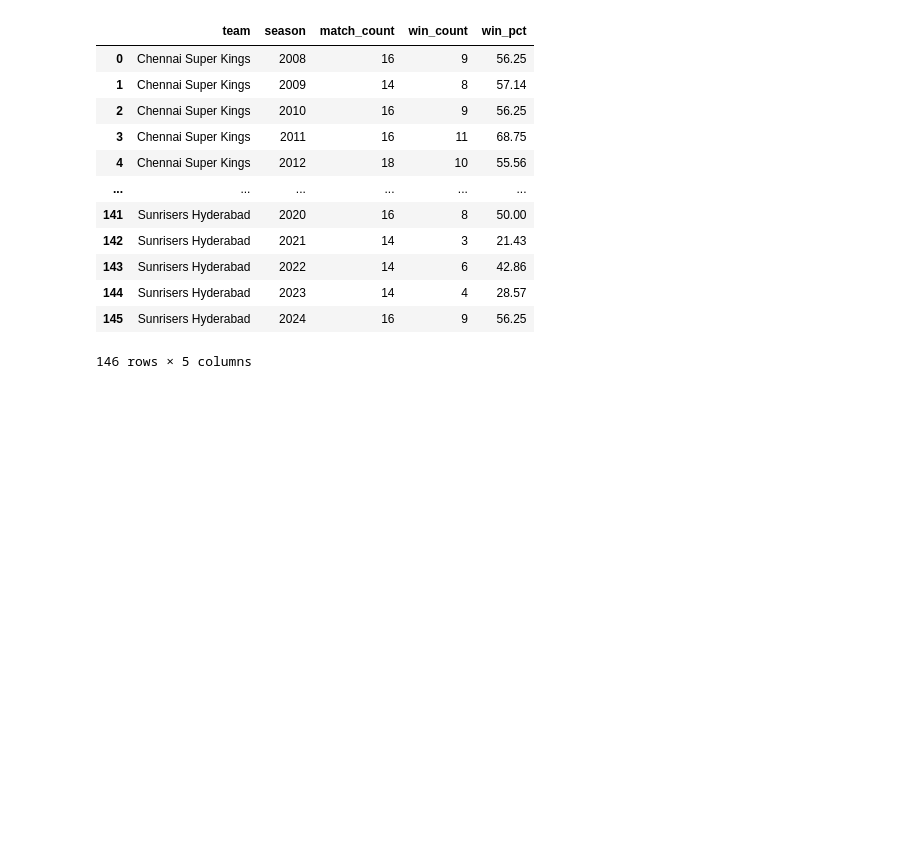
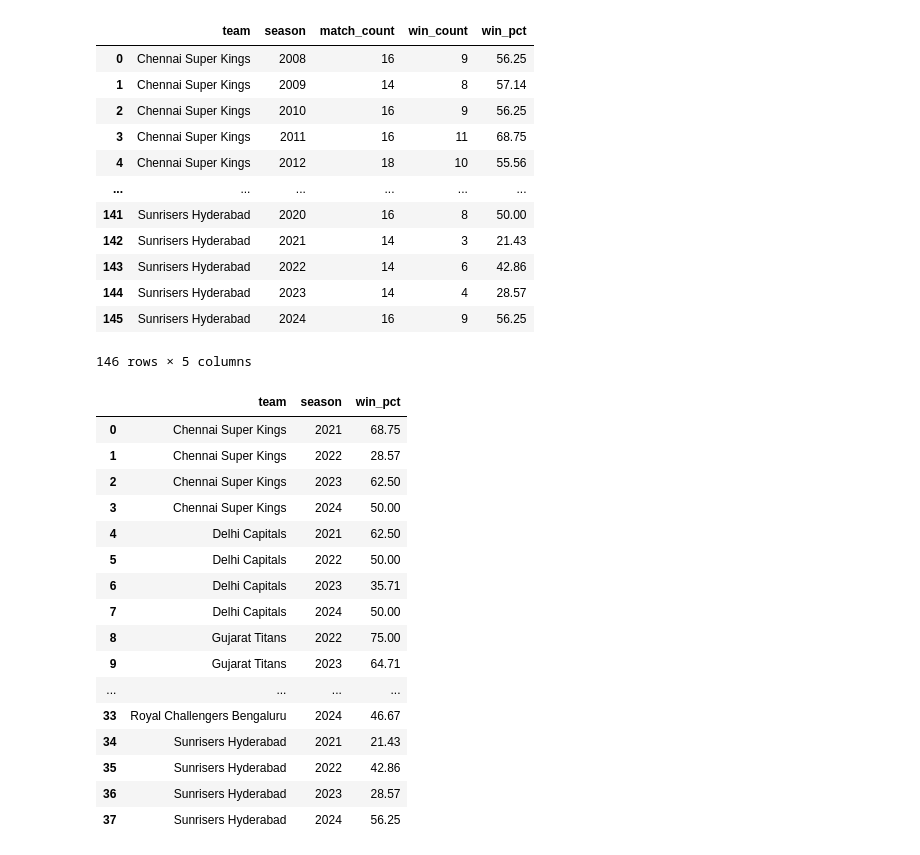
Before and after one commit to Mathir14/IPL-Analysis, a Jupyter notebook: eda.ipynb, the cells around one changed output. Saved outputs shown, nothing was run; the diff lists cells and outputs as text; code cells hidden in the pictures; blank space fills up the shorter version.

```diff
--- a/eda.ipynb
+++ b/eda.ipynb
@@ -383,3 +388,48 @@ order by team, season;
 | 144 | Sunrisers Hyderabad | 2023 | 14 | 4 | 28.57 |
 | 145 | Sunrisers Hyderabad | 2024 | 16 | 9 | 56.25 |
 146 rows × 5 columns
+# %%
+%%sql
+with team_matches as (
+    select
+        team1 as team,
+        extract(year from to_date(date, 'YYYY-MM-DD')) as season,
+        case when winner = team1 then 1 else 0 end as win
+    from matches
+
+
+    union all
+
+    select
+        team2 as team,
+        extract(year from to_date(date, 'YYYY-MM-DD')) as season,
+        case when winner = team2 then 1 else 0 end as win
+    from matches
+)
+
+select
+    team,
+    season,
+    round(100.0 * avg(win), 2) as win_pct
+from team_matches
+where season between 2021 and 2024
+group by team, season
+order by team, season;
+# %% [output]
+|  | team | season | win_pct |
+| 0 | Chennai Super Kings | 2021 | 68.75 |
+| 1 | Chennai Super Kings | 2022 | 28.57 |
+| 2 | Chennai Super Kings | 2023 | 62.50 |
+| 3 | Chennai Super Kings | 2024 | 50.00 |
+| 4 | Delhi Capitals | 2021 | 62.50 |
+| 5 | Delhi Capitals | 2022 | 50.00 |
+| 6 | Delhi Capitals | 2023 | 35.71 |
+| 7 | Delhi Capitals | 2024 | 50.00 |
+| 8 | Gujarat Titans | 2022 | 75.00 |
+| 9 | Gujarat Titans | 2023 | 64.71 |
+| ... | ... | ... | ... |
+| 33 | Royal Challengers Bengaluru | 2024 | 46.67 |
+| 34 | Sunrisers Hyderabad | 2021 | 21.43 |
+| 35 | Sunrisers Hyderabad | 2022 | 42.86 |
+| 36 | Sunrisers Hyderabad | 2023 | 28.57 |
+| 37 | Sunrisers Hyderabad | 2024 | 56.25 |
```
Also changed, not shown: parts of 10 cells of this notebook.
